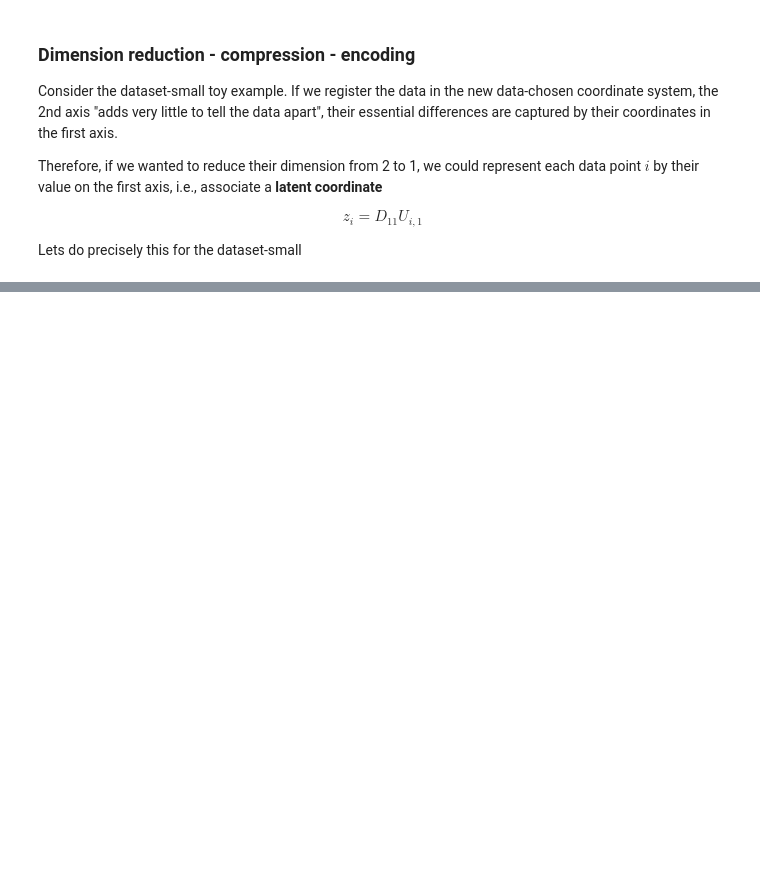
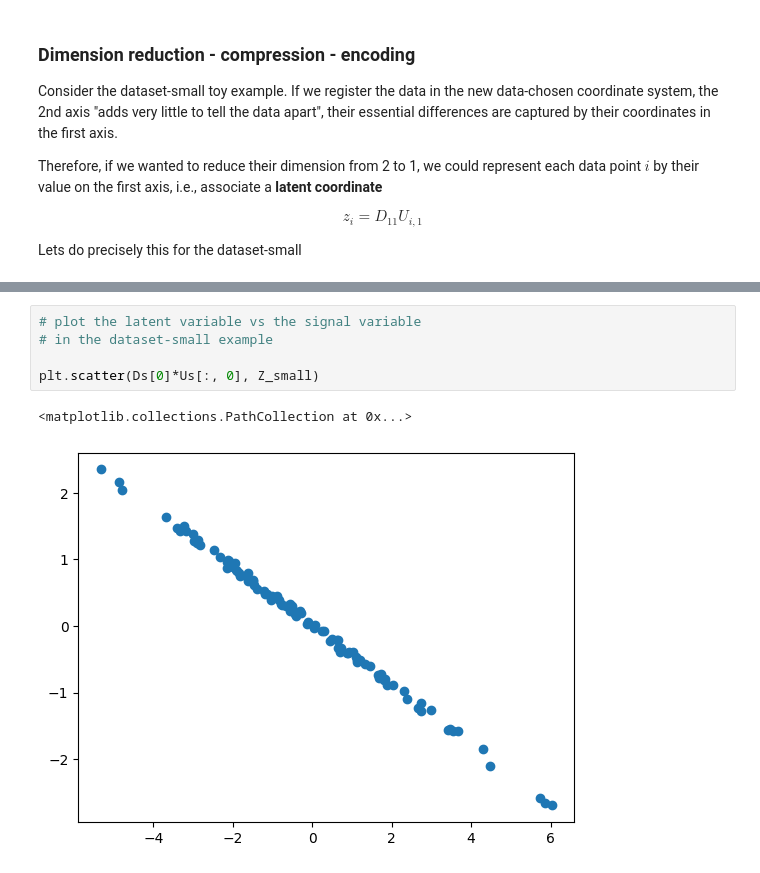
Before and after one commit to CongWang141/data_science, a Jupyter notebook: day4/6_Unsupervised.ipynb, the cells around one changed output, grey strips where cells are left out. Drawn from its saved outputs; the diff is of its cells as text; blank space fills up the shorter version.

```diff
--- a/day4/6_Unsupervised.ipynb
+++ b/day4/6_Unsupervised.ipynb
@@ -943,0 +963,8 @@ plt.plot(Ds[0]*Us[:,0], np.zeros(n), 'o')
+# %%
+# plot the latent variable vs the signal variable
+# in the dataset-small example
+
+plt.scatter(Ds[0]*Us[:, 0], Z_small)
+# %% [output]
+<matplotlib.collections.PathCollection at 0x...>
+[figure, added]
```
Also changed, not shown: parts of 15 cells of this notebook.
